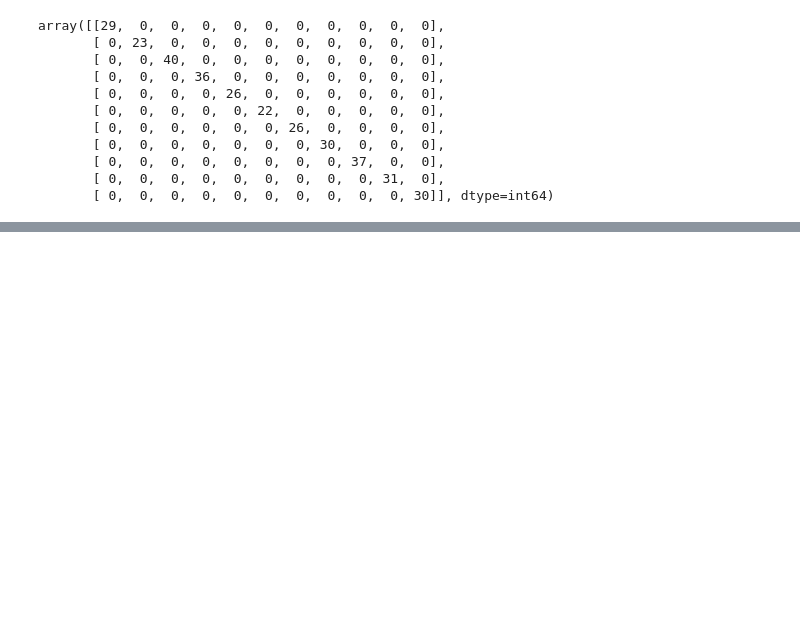
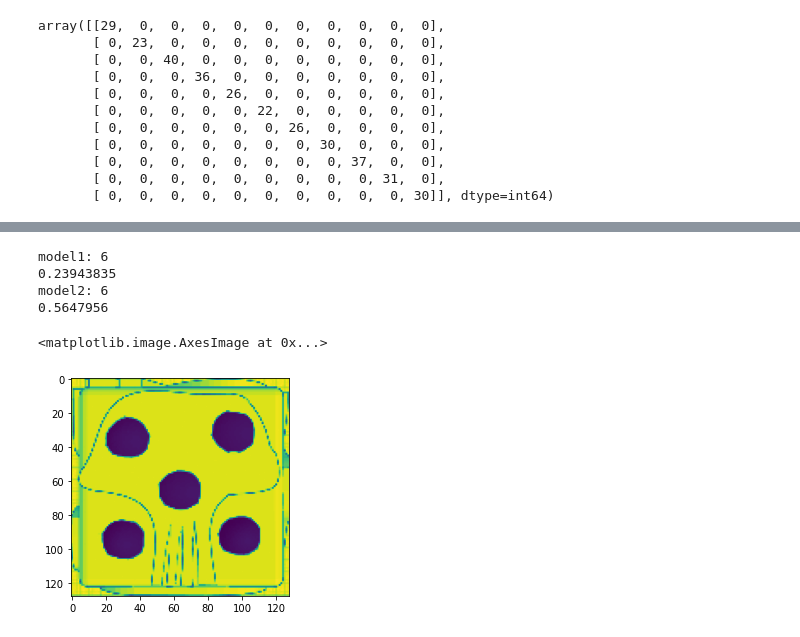
Before and after one commit to mokegg/Faktion-Anomaly-Detection, a Jupyter notebook: test_the_model.ipynb, the cells around one changed output, grey strips where cells are left out. Saved outputs shown, nothing was run; the diff lists cells and outputs as text; code cells hidden in the pictures; blank space fills up the shorter version.

```diff
--- a/test_the_model.ipynb
+++ b/test_the_model.ipynb
@@ -113,0 +140,17 @@ array([[29,  0,  0,  0,  0,  0,  0,  0,  0,  0,  0],
+# %%
+test_pred1 = model1.predict(array_test3)
+test_pred2 = model2.predict(array_test3)
+
+print('model1: '+str(np.argmax(test_pred1[0])))
+print(test_pred1[0][np.argmax(test_pred1[0])])
+print('model2: '+str(np.argmax(test_pred2[0])))
+print(test_pred2[0][np.argmax(test_pred2[0])])
+
+plt.imshow(array_test3[0])
+# %% [output]
+model1: 6
+0.23943835
+model2: 6
+0.5647956
+<matplotlib.image.AxesImage at 0x...>
+[figure, added]
```
Also changed, not shown: parts of 8 cells of this notebook, 2 other files.
